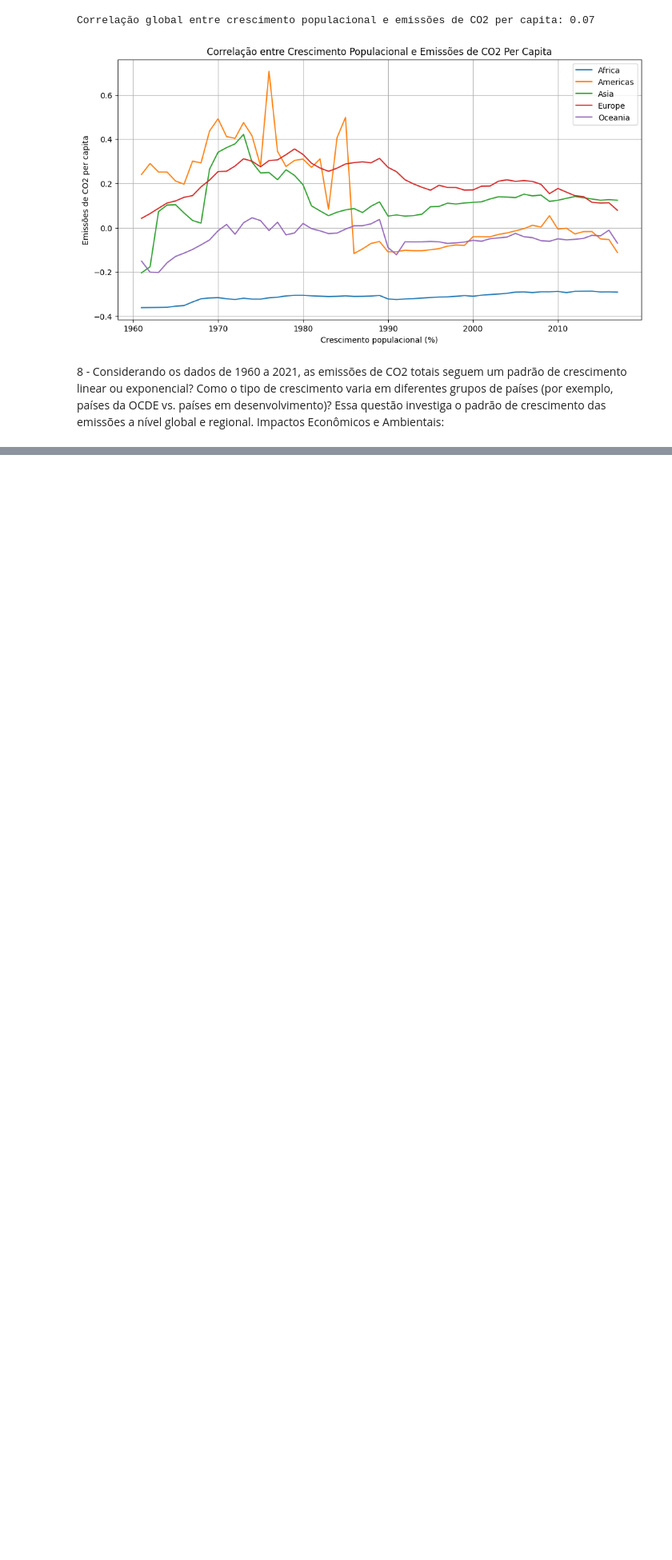
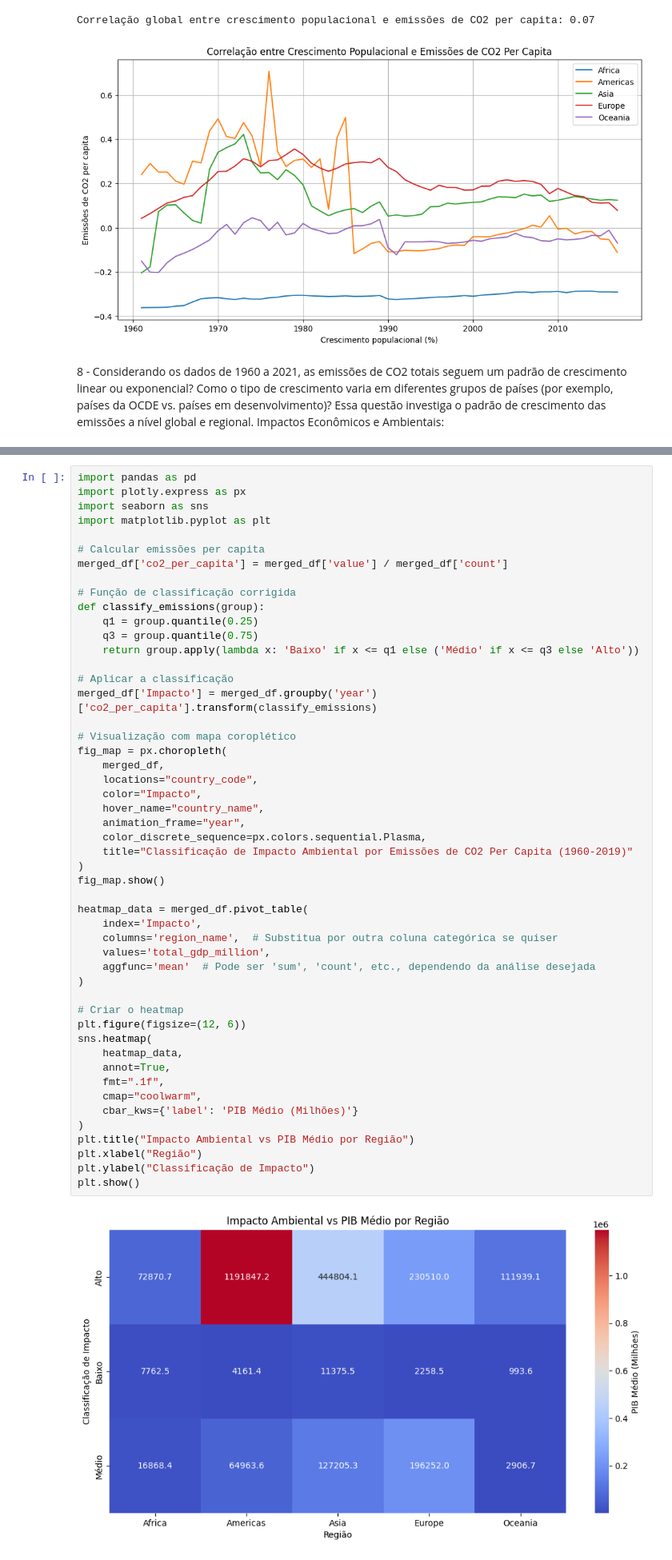
Before and after one commit to Rodrigo-Brasileiro/gsdatascience, a Jupyter notebook: carbon-footprint.ipynb, the cells around one changed output, grey strips where cells are left out. Shown at 80% size. Cells and saved outputs as stored; diff of their text form; blank space fills up the shorter version.

```diff
--- a/carbon-footprint.ipynb
+++ b/carbon-footprint.ipynb
@@ -1148,0 +1234,52 @@ R-quadrado (Polinomial): 0.9395760520456725
+# %%
+import pandas as pd
+import plotly.express as px
+import seaborn as sns
+import matplotlib.pyplot as plt
+
+# Calcular emissões per capita
+merged_df['co2_per_capita'] = merged_df['value'] / merged_df['count']
+
+# Função de classificação corrigida
+def classify_emissions(group):
+    q1 = group.quantile(0.25)
+    q3 = group.quantile(0.75)
+    return group.apply(lambda x: 'Baixo' if x <= q1 else ('Médio' if x <= q3 else 'Alto'))
+
+# Aplicar a classificação
+merged_df['Impacto'] = merged_df.groupby('year')['co2_per_capita'].transform(classify_emissions)
+
+# Visualização com mapa coroplético
+fig_map = px.choropleth(
+    merged_df,
+    locations="country_code",
+    color="Impacto",
+    hover_name="country_name",
+    animation_frame="year",
+    color_discrete_sequence=px.colors.sequential.Plasma,
+    title="Classificação de Impacto Ambiental por Emissões de CO2 Per Capita (1960-2019)"
+)
+fig_map.show()
+
+heatmap_data = merged_df.pivot_table(
+    index='Impacto',
+    columns='region_name',  # Substitua por outra coluna categórica se quiser
+    values='total_gdp_million',
+    aggfunc='mean'  # Pode ser 'sum', 'count', etc., dependendo da análise desejada
+)
+
+# Criar o heatmap
+plt.figure(figsize=(12, 6))
+sns.heatmap(
+    heatmap_data,
+    annot=True,
+    fmt=".1f",
+    cmap="coolwarm",
+    cbar_kws={'label': 'PIB Médio (Milhões)'}
+)
+plt.title("Impacto Ambiental vs PIB Médio por Região")
+plt.xlabel("Região")
+plt.ylabel("Classificação de Impacto")
+plt.show()
+# %% [output]
+[figure, added]
```
Also changed, not shown: parts of 10 cells of this notebook.
